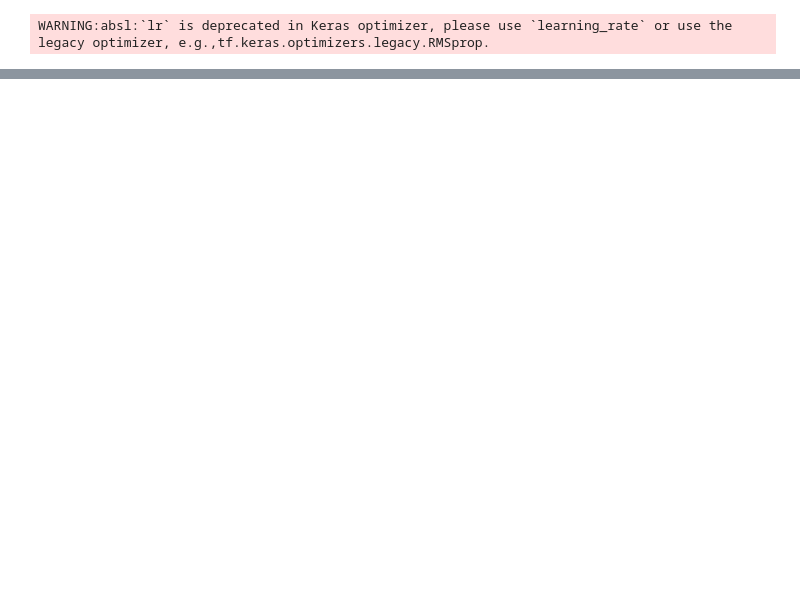
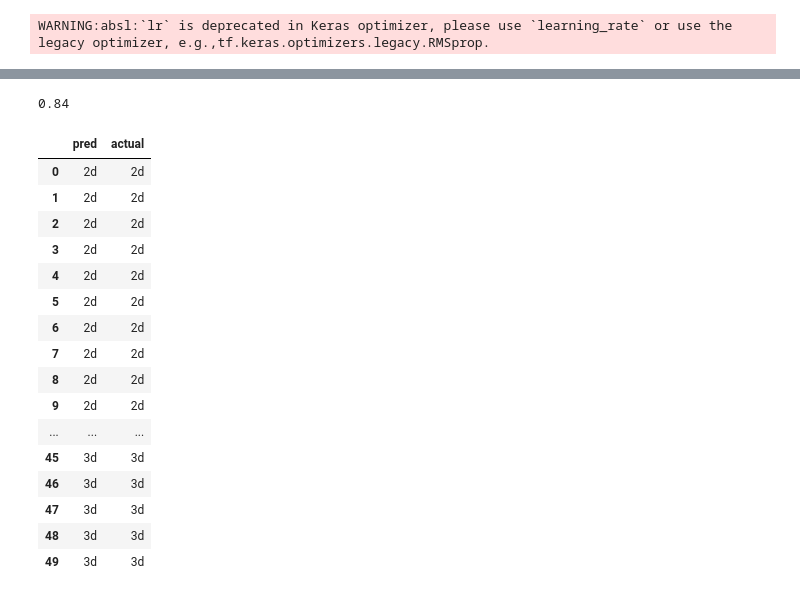
Before and after one commit to upto-master/upto_image, a Jupyter notebook: [업투]2D3D_CNN.ipynb, the cells around one changed output, grey strips where cells are left out. Saved outputs shown, nothing was run; the diff lists cells and outputs as text; code cells hidden in the pictures; blank space fills up the shorter version.

```diff
--- a/[업투]2D3D_CNN.ipynb
+++ b/[업투]2D3D_CNN.ipynb
@@ -212,0 +485,30 @@ else:
+# %%
+#preddir = os.path.join('../input/', 'test')
+
+# evaluate on test set
+model.eval()
+pred_submit = pd.DataFrame(np.zeros(50,dtype=int))
+with torch.no_grad():
+    end = time.time()
+    for i,(input, target) in tqdm.tqdm(enumerate(test_loader)):
+
+        input = input.cuda(0, non_blocking=True)
+        # compute output
+        output = model(input)
+        val,pred = torch.max(output, 1)
+        if (pred[0] == 0):
+            val[0] = torch.sigmoid(val[0])
+        else:
+            if (pred[0] == 1):
+                val[0] = 1-torch.sigmoid(val[0])
+            else:
+                val[0] = 2
+        pred_submit.iloc[i,0] = val[0].cpu().numpy()
+#prediction = pd.reada_csv('/Content/sample_submission.csv',header = 0,index_col=0)
+#pred_submit.index = prediction.index
+#prediction.iloc[:,0] = pred_submit.iloc[:,0]
+#print(prediction.head())
+#os.mkdir("../output/")
+#prediction.to_csv("samplesubmission.csv")
+# %%
+true_label = ['2d']*25+ ['3d']*25
@@ -212,0 +556,45 @@ else:
+# %%
+pred_label= []
+for i in range(len(pred_submit)):
+  if pred_submit[0][i]>=0.5 :
+    pred_label.append("2d")
+  else:
+    pred_label.append("3d")
+# %%
+pred_df = pd.DataFrame()
+pred_df['pred'] = pred_label
+pred_df['actual'] =  true_label
+# %%
+true_list = []
+num = 0
+for i in range(len(pred_df)):
+  if pred_df['pred'][i] == pred_df['actual'][i]:
+    true_list.append("True")
+    num += 1
+
+  else:
+    true_list.append("False")
+
+print(num/50)
+# %% [output]
+0.84
+# %%
+pred_df
+# %% [output]
+|  | pred | actual |
+| 0 | 2d | 2d |
+| 1 | 2d | 2d |
+| 2 | 2d | 2d |
+| 3 | 2d | 2d |
+| 4 | 2d | 2d |
+| 5 | 2d | 2d |
+| 6 | 2d | 2d |
+| 7 | 2d | 2d |
+| 8 | 2d | 2d |
+| 9 | 2d | 2d |
+| ... | ... | ... |
+| 45 | 3d | 3d |
+| 46 | 3d | 3d |
+| 47 | 3d | 3d |
+| 48 | 3d | 3d |
+| 49 | 3d | 3d |
```
Also changed, not shown: parts of 33 cells of this notebook.
